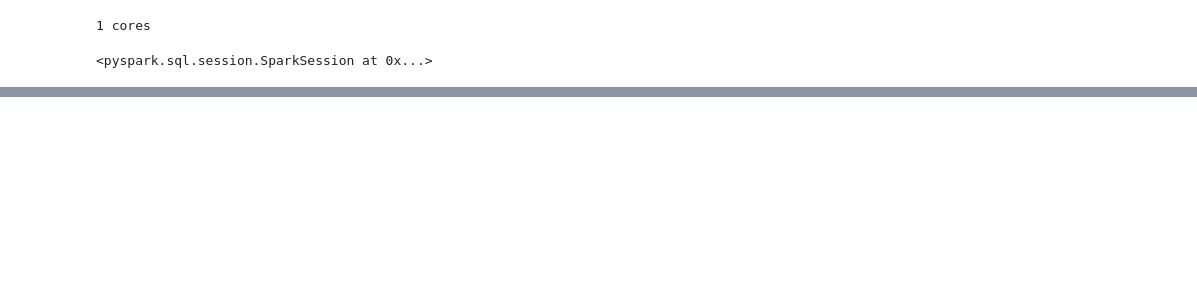
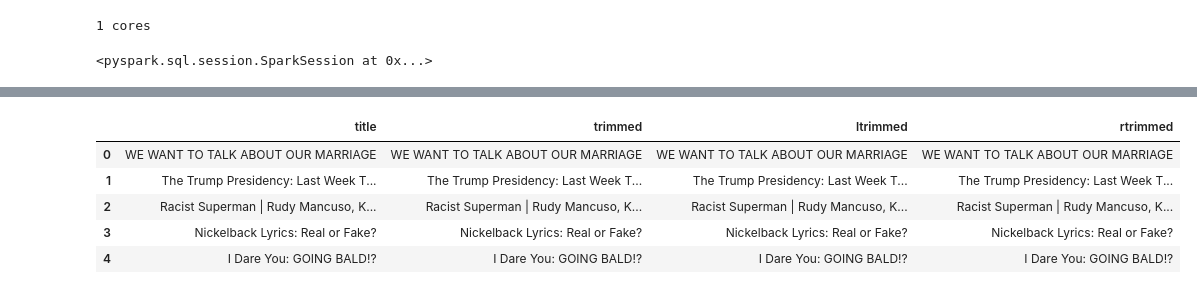
Before and after one commit to ahowe42/pyspark_explore, a Jupyter notebook: pyspark_essentials_udemy/Dataframes_manipulating.ipynb, the cells around one changed output, grey strips where cells are left out. Saved outputs shown, nothing was run; the diff lists cells and outputs as text; code cells hidden in the pictures; blank space fills up the shorter version.

Commit message:
WIP on the manipulating dataframes homework.

```diff
--- a/pyspark_essentials_udemy/Dataframes_manipulating.ipynb
+++ b/pyspark_essentials_udemy/Dataframes_manipulating.ipynb
@@ -54,0 +76,11 @@ display(youtube.limit(10).toPandas())
+# %%
+# trimming
+trimmed = youtube.select('title', trim('title').alias('trimmed'), ltrim('title').alias('ltrimmed'), rtrim('title').alias('rtrimmed')).toPandas()
+display(trimmed.head())
+# %% [output]
+|  | title | trimmed | ltrimmed | rtrimmed |
+| 0 | WE WANT TO TALK ABOUT OUR MARRIAGE | WE WANT TO TALK ABOUT OUR MARRIAGE | WE WANT TO TALK ABOUT OUR MARRIAGE | WE WANT TO TALK ABOUT OUR MARRIAGE |
+| 1 | The Trump Presidency: Last Week T... | The Trump Presidency: Last Week T... | The Trump Presidency: Last Week T... | The Trump Presidency: Last Week T... |
+| 2 | Racist Superman | Rudy Mancuso, K... | Racist Superman | Rudy Mancuso, K... | Racist Superman | Rudy Mancuso, K... | Racist Superman | Rudy Mancuso, K... |
+| 3 | Nickelback Lyrics: Real or Fake? | Nickelback Lyrics: Real or Fake? | Nickelback Lyrics: Real or Fake? | Nickelback Lyrics: Real or Fake? |
+| 4 | I Dare You: GOING BALD!? | I Dare You: GOING BALD!? | I Dare You: GOING BALD!? | I Dare You: GOING BALD!? |
```
Also changed, not shown: parts of 11 cells of this notebook, 1 other file.
